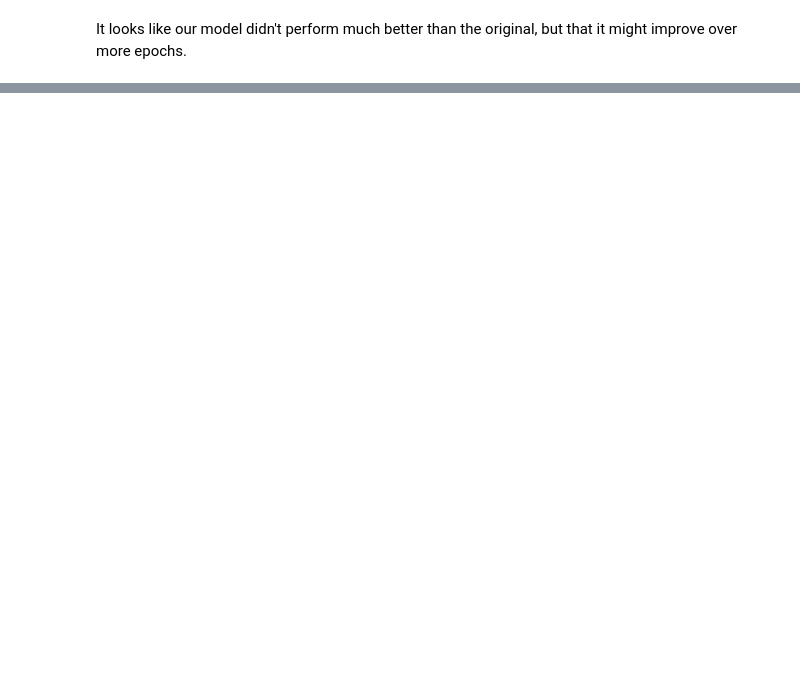
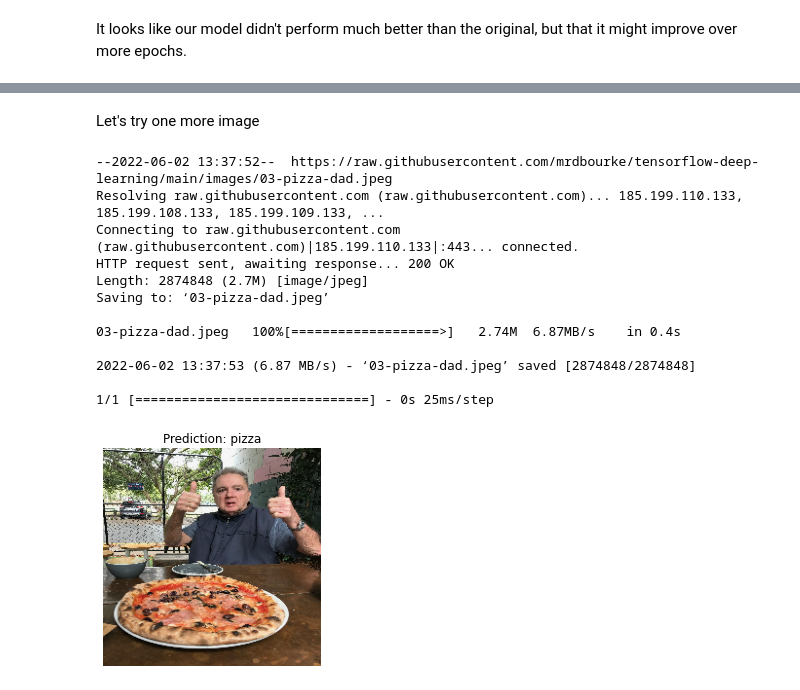
Before and after one commit to WhittleGuy/tensorflowZTM, a Jupyter notebook: 03_convolutional_neural_networks_and_computer_vision_with_tensorflow.ipynb, the cells around one changed output, grey strips where cells are left out. Saved outputs shown, nothing was run; the diff lists cells and outputs as text; code cells hidden in the pictures; blank space fills up the shorter version.

```diff
--- a/03_convolutional_neural_networks_and_computer_vision_with_tensorflow.ipynb
+++ b/03_convolutional_neural_networks_and_computer_vision_with_tensorflow.ipynb
@@ -1024,0 +1149,20 @@ plot_loss_curves(history_8)
+# %% [markdown]
+Let's try one more image
+# %%
+# Download another test image and make a prediction on it
+!wget https://raw.githubusercontent.com/mrdbourke/tensorflow-deep-learning/main/images/03-pizza-dad.jpeg
+pred_and_plot(model_8, "03-pizza-dad.jpeg", class_names)
+# %% [output]
+--2022-06-02 13:37:52--  https://raw.githubusercontent.com/mrdbourke/tensorflow-deep-learning/main/images/03-pizza-dad.jpeg
+Resolving raw.githubusercontent.com (raw.githubusercontent.com)... 185.199.110.133, 185.199.108.133, 185.199.109.133, ...
+Connecting to raw.githubusercontent.com (raw.githubusercontent.com)|185.199.110.133|:443... connected.
+HTTP request sent, awaiting response... 200 OK
+Length: 2874848 (2.7M) [image/jpeg]
+Saving to: ‘03-pizza-dad.jpeg’
+
+03-pizza-dad.jpeg   100%[===================>]   2.74M  6.87MB/s    in 0.4s
+
+2022-06-02 13:37:53 (6.87 MB/s) - ‘03-pizza-dad.jpeg’ saved [2874848/2874848]
+
+1/1 [==============================] - 0s 25ms/step
+[figure, added]
```
Also changed, not shown: parts of 57 cells of this notebook.
